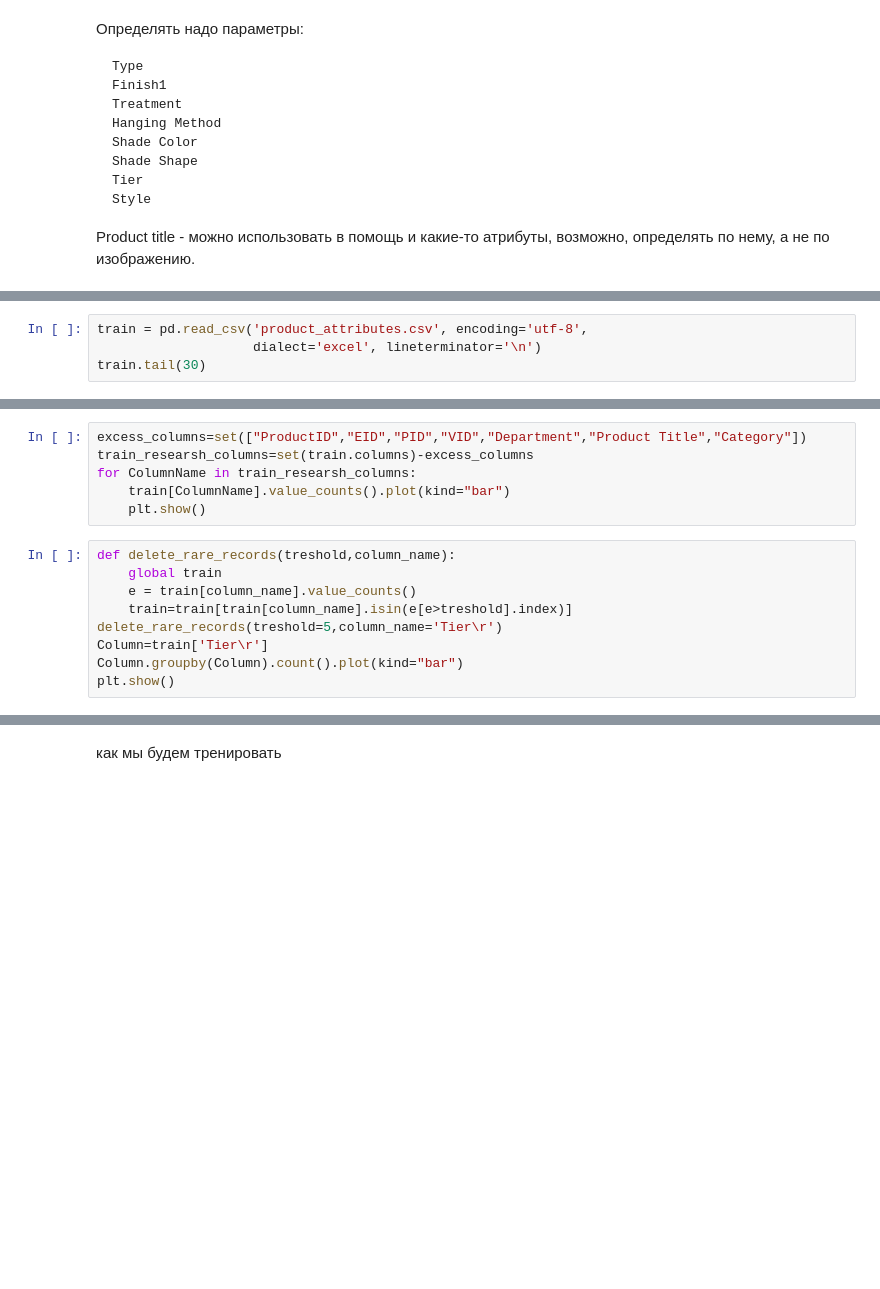
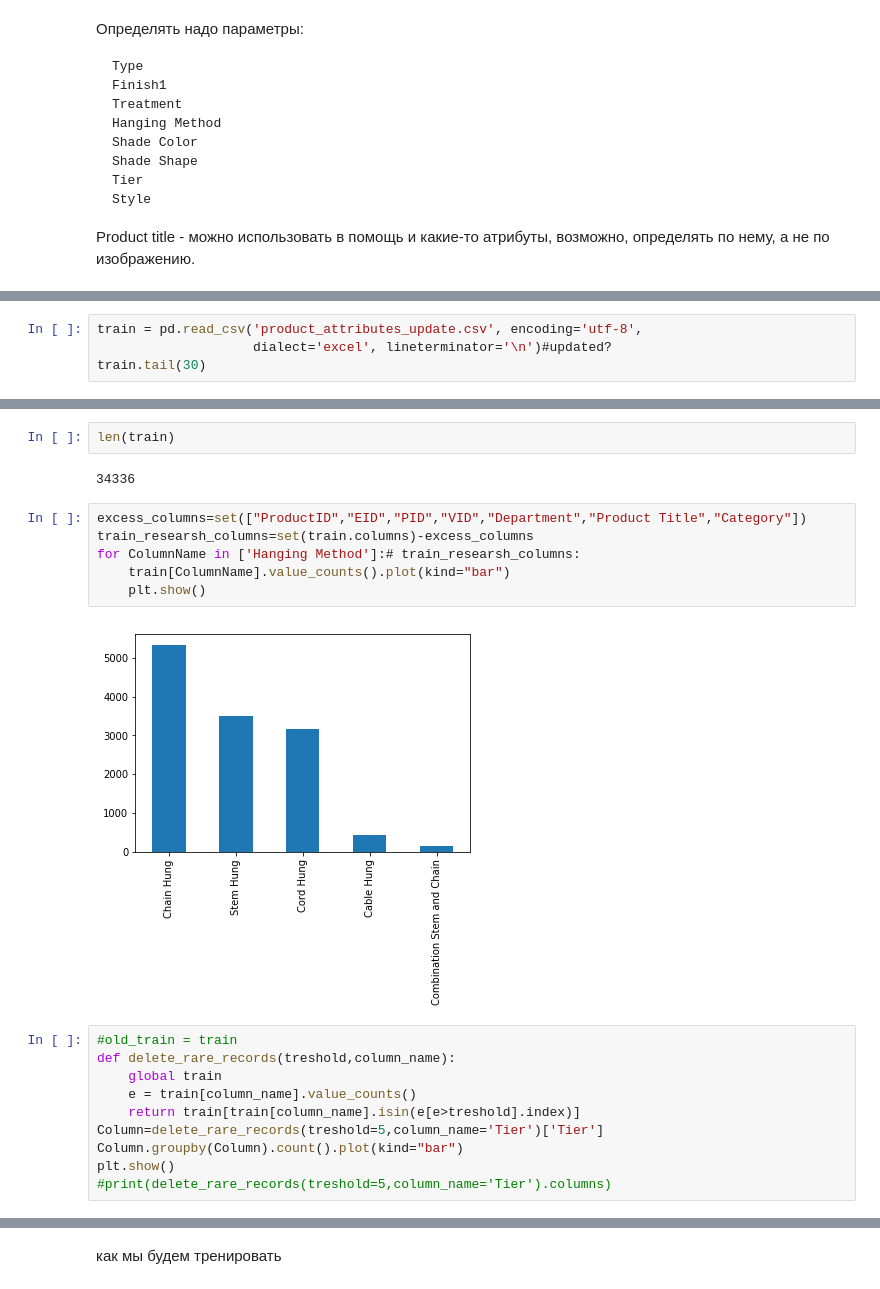
Before and after one commit to hjkFace/lights-challenge, a Jupyter notebook: testing stuff.ipynb, the cells around one changed output, grey strips where cells are left out. Drawn from its saved outputs; the diff is of its cells as text; blank space fills up the shorter version.

```diff
--- a/testing stuff.ipynb
+++ b/testing stuff.ipynb
@@ -21,6 +22,6 @@ import matplotlib.pyplot as plt
 # %%
-train = pd.read_csv('product_attributes.csv', encoding='utf-8',
-                    dialect='excel', lineterminator='\n')
+train = pd.read_csv('product_attributes_update.csv', encoding='utf-8',
+                    dialect='excel', lineterminator='\n')#updated?
 train.tail(30)
 # %% [output]
 |  | ProductID | EID | PID | VID | Department | Category | Type | Product Title | Finish1 | ... |
@@ -45,18 +52,25 @@ train.describe(include=['O'])
+# %%
+len(train)
+# %% [output]
+34336
 # %%
 excess_columns=set(["ProductID","EID","PID","VID","Department","Product Title","Category"])
 train_researsh_columns=set(train.columns)-excess_columns
-for ColumnName in train_researsh_columns:
+for ColumnName in ['Hanging Method']:# train_researsh_columns:
     train[ColumnName].value_counts().plot(kind="bar")
     plt.show()
+# %% [output]
+[figure, added]
 # %%
+#old_train = train
 def delete_rare_records(treshold,column_name):
     global train
     e = train[column_name].value_counts()
-    train=train[train[column_name].isin(e[e>treshold].index)]
-delete_rare_records(treshold=5,column_name='Tier\r')
-Column=train['Tier\r']
+    return train[train[column_name].isin(e[e>treshold].index)]
+Column=delete_rare_records(treshold=5,column_name='Tier')['Tier']
 Column.groupby(Column).count().plot(kind="bar")
 plt.show()
+#print(delete_rare_records(treshold=5,column_name='Tier').columns)
 # %%
  def load_image( infilename ) :
     img = Image.open( infilename )
```
Also changed, not shown: parts of 12 cells of this notebook, 2 other files.
